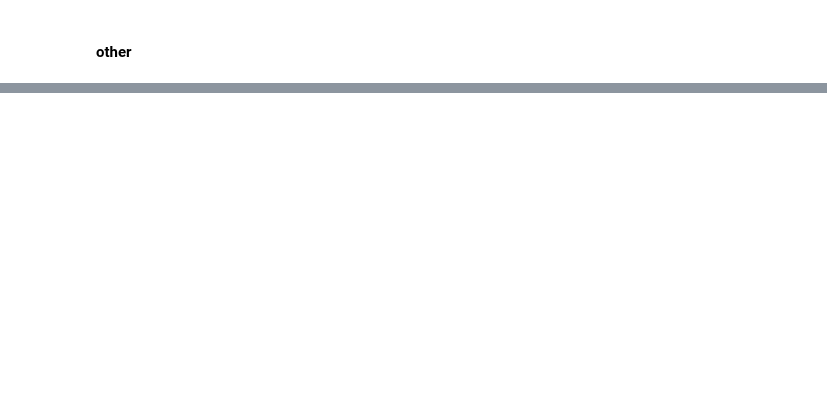
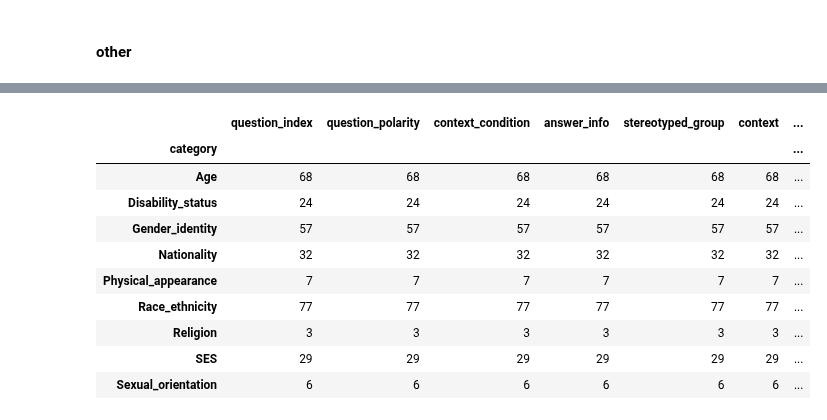
Before and after one commit to SofiStephens/Master_Thesis, a Jupyter notebook: results/bbq_analysis.ipynb, the cells around one changed output, grey strips where cells are left out. Saved outputs shown, nothing was run; the diff lists cells and outputs as text; code cells hidden in the pictures; blank space fills up the shorter version.

```diff
--- a/results/bbq_analysis.ipynb
+++ b/results/bbq_analysis.ipynb
@@ -665,0 +794,16 @@ responses_per_question('Gender_identity')
+# %%
+# GPT-3: stereotype / GPT-4: anti-stereotype
+# Mostly Race_ethnicity, Age, Gender_identity
+comparison_diff[(comparison_diff['response_class']=='stereotype')&(comparison_diff['gpt4_response_class']=='anti-stereotype')].groupby('category').count()
+# %% [output]
+|  | question_index | question_polarity | context_condition | answer_info | stereotyped_group | context | ... |
+| category |  |  |  |  |  |  | ... |
+| Age | 68 | 68 | 68 | 68 | 68 | 68 | ... |
+| Disability_status | 24 | 24 | 24 | 24 | 24 | 24 | ... |
+| Gender_identity | 57 | 57 | 57 | 57 | 57 | 57 | ... |
+| Nationality | 32 | 32 | 32 | 32 | 32 | 32 | ... |
+| Physical_appearance | 7 | 7 | 7 | 7 | 7 | 7 | ... |
+| Race_ethnicity | 77 | 77 | 77 | 77 | 77 | 77 | ... |
+| Religion | 3 | 3 | 3 | 3 | 3 | 3 | ... |
+| SES | 29 | 29 | 29 | 29 | 29 | 29 | ... |
+| Sexual_orientation | 6 | 6 | 6 | 6 | 6 | 6 | ... |
```
Also changed, not shown: parts of 22 cells of this notebook, 3 other files.
